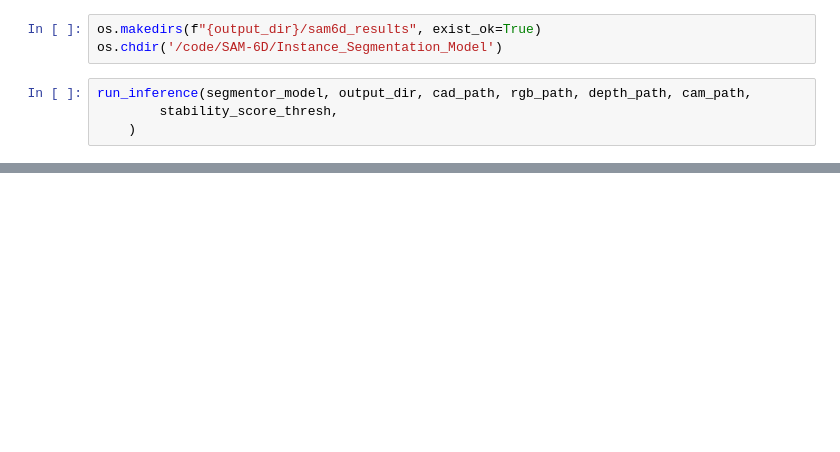
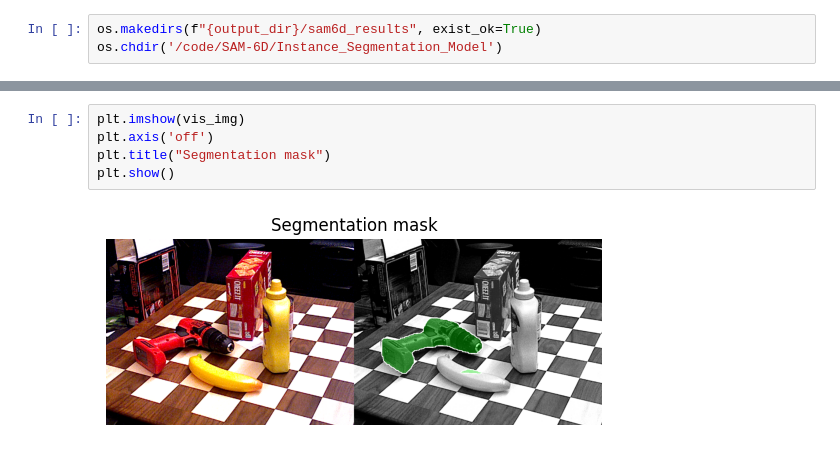
Before and after one commit to RoboticRepositories/ObjectPoseEstimation, a Jupyter notebook: Workspace/SAM-6D/inference_ism_ycbv.ipynb, the cells around one changed output, grey strips where cells are left out. Cells and saved outputs as stored; diff of their text form; blank space fills up the shorter version.

Commit message:
Notebook for ISM inference

```diff
--- a/Workspace/SAM-6D/inference_ism_ycbv.ipynb
+++ b/Workspace/SAM-6D/inference_ism_ycbv.ipynb
@@ -221,7 +105,3 @@ stability_score_thresh = 0.97
 # %%
 os.makedirs(f"{output_dir}/sam6d_results", exist_ok=True)
 os.chdir('/code/SAM-6D/Instance_Segmentation_Model')
-# %%
-run_inference(segmentor_model, output_dir, cad_path, rgb_path, depth_path, cam_path,
-        stability_score_thresh,
-    )
@@ -251,0 +240,7 @@ plt.show()
+# %%
+plt.imshow(vis_img)
+plt.axis('off')
+plt.title("Segmentation mask")
+plt.show()
+# %% [output]
+[figure, added]
```
Also changed, not shown: parts of 21 cells of this notebook.
